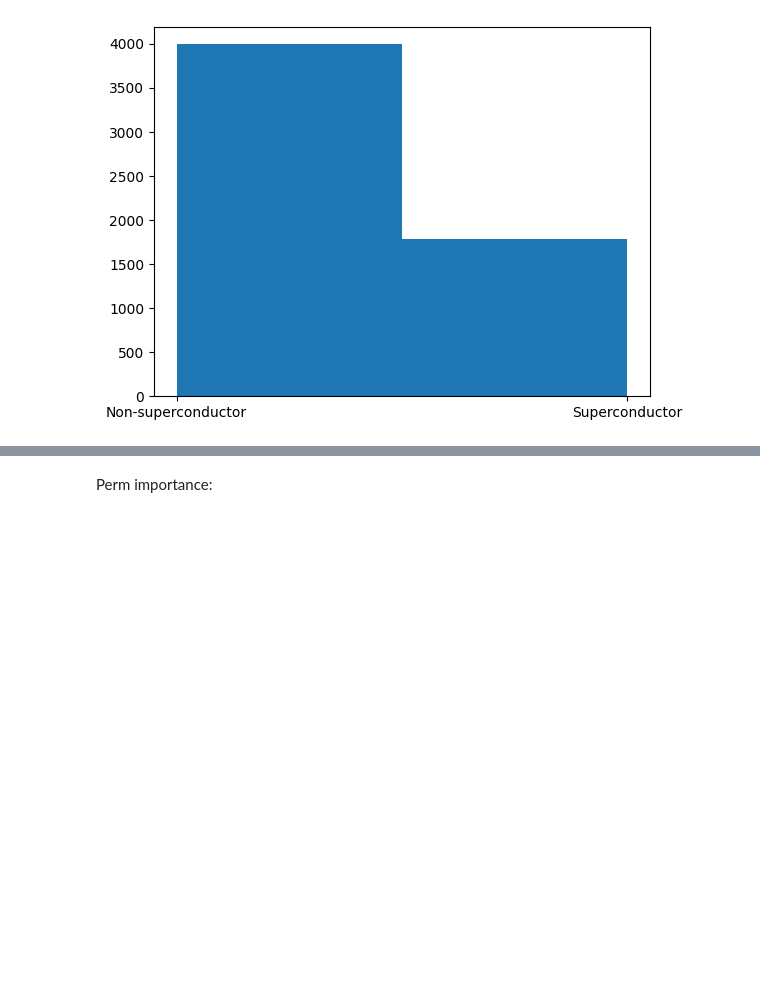
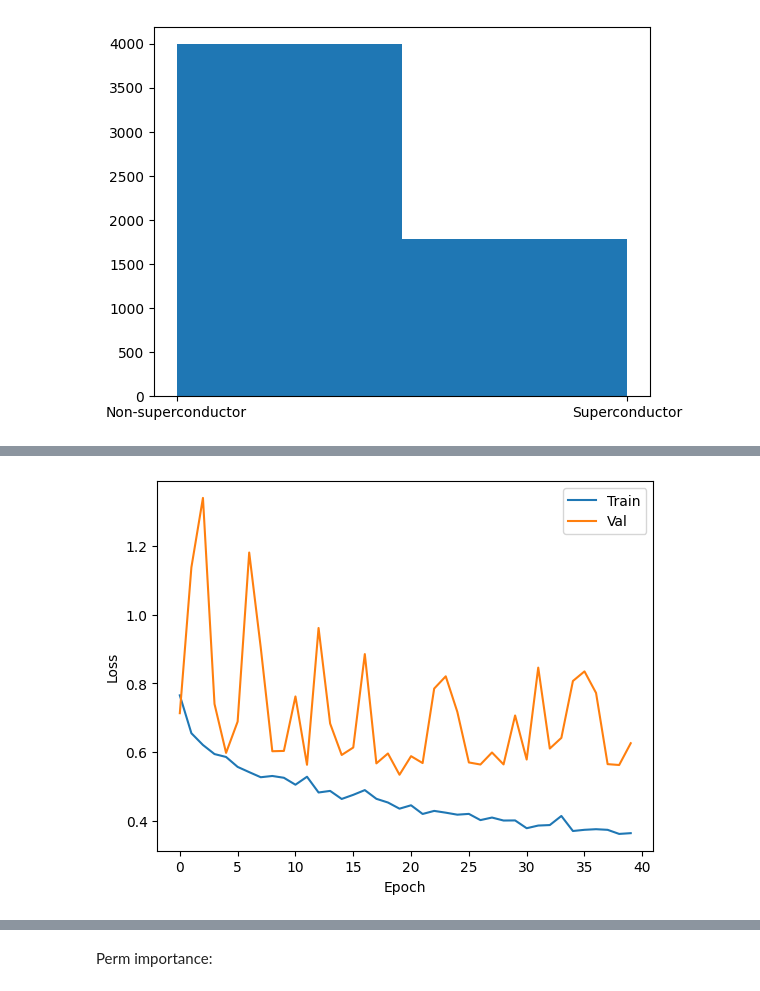
Before and after one commit to SSBNS/ML_Personal_git, a Jupyter notebook: 3DSC_looker_classifier_colab_noenv.ipynb, the cells around one changed output, grey strips where cells are left out. Cells and saved outputs as stored; diff of their text form; code cells hidden in the pictures; blank space fills up the shorter version.

```diff
--- a/3DSC_looker_classifier_colab_noenv.ipynb
+++ b/3DSC_looker_classifier_colab_noenv.ipynb
@@ -556,7 +558,6 @@ from google.colab import drive
 drive.mount('/content/drive')
 
 import torch
-graphs = torch.load("/content/drive/MyDrive/ML_models/classifier_crystal_graphs_no_voro.pt",weights_only=False)
-graphs[0].x.shape[1]
+graphs = torch.load("/content/drive/MyDrive/ML_models/classifier_crystal_graphs_more_feat.pt",weights_only=False)
 # %% [output]
 Drive already mounted at /content/drive; to attempt to forcibly remount, call drive.mount("/content/drive", force_remount=True).
@@ -747,4 +747,4 @@ def evaluate(model, loader, criterion, device):
     mae = np.mean(np.abs(np.array(preds) - np.array(targets)))
     return total_loss / len(loader), mae
 # %%
-run_name = 'MP_noenv'
+run_name = 'MP_env'
@@ -750,0 +763,13 @@ run_name = 'MP_noenv'
+# %%
+import sys
+sys.path.append('/content/ML_Personal_git')
+from cgcnn_optuna import run_study, retrain_best
+
+storage = "sqlite:////content/drive/MyDrive/ML_models/cgcnn_optuna_MP_env.db"
+
+study = run_study(
+    train_graphs, val_graphs,
+    n_trials   = 50,
+    study_name = "cgcnn_classifier_env",
+    storage    = storage,
+)
@@ -750,0 +806,2 @@ run_name = 'MP_noenv'
+# %%
+p=study.best_params
@@ -751,14 +821,4 @@ run_name = 'MP_noenv'
 # %%
-# train
-from sklearn.model_selection import train_test_split
-
-# graphs = torch.load('classifier_crystal_graphs.pt', weights_only=False)
-device = torch.device('cuda' if torch.cuda.is_available() else 'cpu')
-
-# Split
-train_graphs, test_graphs = train_test_split(graphs, test_size=0.2, random_state=42)
-train_graphs, val_graphs  = train_test_split(train_graphs, test_size=0.2, random_state=42)
-
 # Class imbalance weight
 labels = [g.y.item() for g in train_graphs]
 n_neg, n_pos = labels.count(0), labels.count(1)
@@ -774,10 +834,25 @@ test_loader  = DataLoader(test_graphs,  batch_size=32, shuffle=False)
 # Model
 device = torch.device('cuda' if torch.cuda.is_available() else 'cpu')
 node_features = train_graphs[0].x.shape[1]
-cgcnn_c_v1 = CGCNN(node_features=node_features, edge_features=40, hidden_dim=16, num_conv_layers=2, dropout=0.3).to(device)
+# cgcnn_c_v1 = CGCNN(node_features=node_features, edge_features=40, hidden_dim=16, num_conv_layers=2, dropout=0.3).to(device)
+
+node_features = train_graphs[0].x.shape[1]
+patience, patience_counter = 20, 0
+
+# ======
+cgcnn_c_v1 = CGCNN(
+    node_features   = node_features,
+    edge_features   = 40,
+    hidden_dim      = p['hidden_dim'],
+    num_conv_layers = p['num_conv_layers'],
+    dropout         = p['dropout'],
+).to(device)
+
+optimizer = torch.optim.Adam(cgcnn_c_v1.parameters(), lr=p['lr'], weight_decay=p['weight_decay'])
+#========
 
 criterion = nn.BCEWithLogitsLoss(pos_weight=pos_weight)
-optimizer = torch.optim.Adam(cgcnn_c_v1.parameters(), lr=1e-3)
+# optimizer = torch.optim.Adam(cgcnn_c_v1.parameters(), lr=1e-3)
 scheduler = StepLR(optimizer, step_size=50, gamma=0.5)
 # scheduler = torch.optim.lr_scheduler.ReduceLROnPlateau(
 #     optimizer, mode='min', factor=0.5, patience=10
@@ -787,7 +862,6 @@ scheduler = StepLR(optimizer, step_size=50, gamma=0.5)
 epochs = 200
 train_losses, val_losses = [], []
 best_val_loss = float('inf')
-patience, patience_counter = 20, 0
 
 for epoch in range(epochs):
     # Train
@@ -838,3 +912,4 @@ plt.plot(val_losses,   label='Val')
 plt.xlabel('Epoch'); plt.ylabel('Loss'); plt.legend()
 plt.savefig('/content/ML_Personal_git/figs/'+run_name+'_loss.png')
 plt.show()
+# %% [output]
@@ -840,0 +923 @@ plt.show()
+[figure, added]
```
Also changed, not shown: parts of 27 cells of this notebook.
